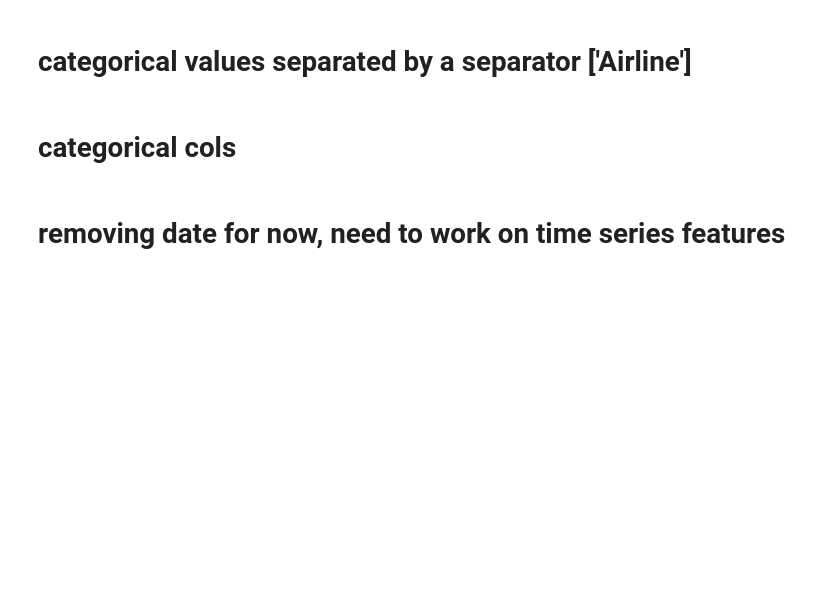
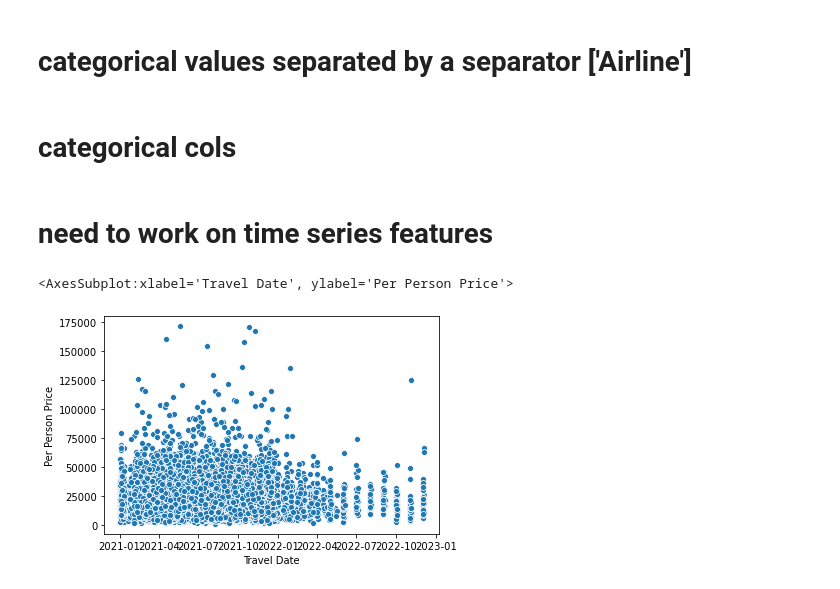
Before and after one commit to thunderock/machine_hack, a Jupyter notebook: price_prediction/feature generation.ipynb, the cells around one changed output. Cells and saved outputs as stored; diff of their text form; code cells hidden in the pictures; blank space fills up the shorter version.

```diff
--- a/price_prediction/feature generation.ipynb
+++ b/price_prediction/feature generation.ipynb
@@ -150,4 +150,11 @@ df.drop(columns=nlp, inplace=True)
 for col in tqdm(cat_cols):
     df[col] = LabelEncoder().fit_transform(df[col])
 # %% [markdown]
-# removing date for now, need to work on time series features
+# need to work on time series features
+# %%
+# average price
+
+sns.scatterplot(x=df[~df['Per Person Price'].isna()]['Travel Date'], y=df[~df['Per Person Price'].isna()]['Per Person Price'])
+# %% [output]
+<AxesSubplot:xlabel='Travel Date', ylabel='Per Person Price'>
+[figure, added]
```
Also changed, not shown: parts of 4 cells of this notebook, 1 other file.
